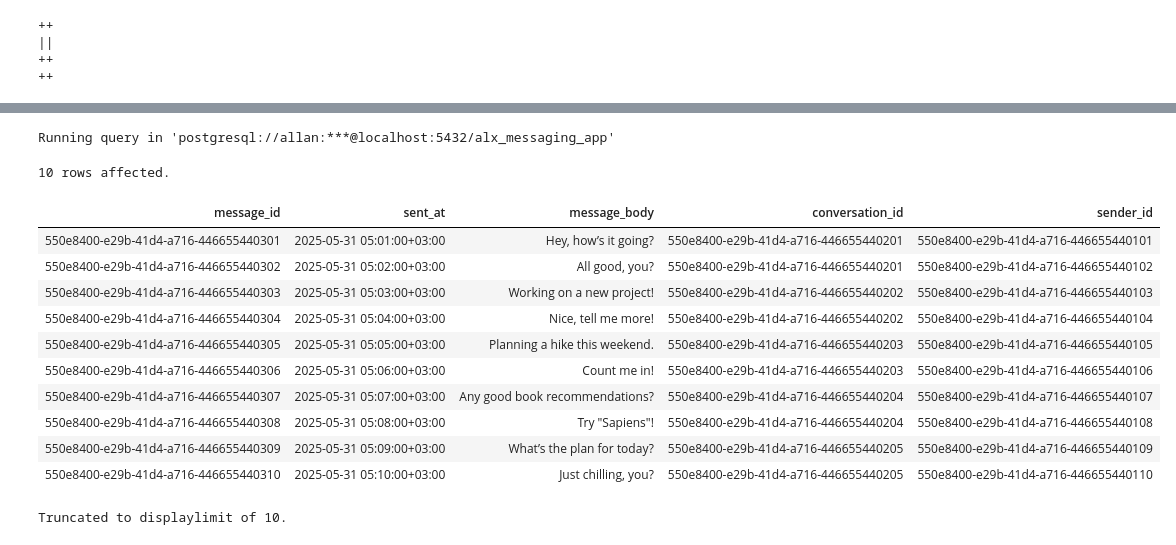
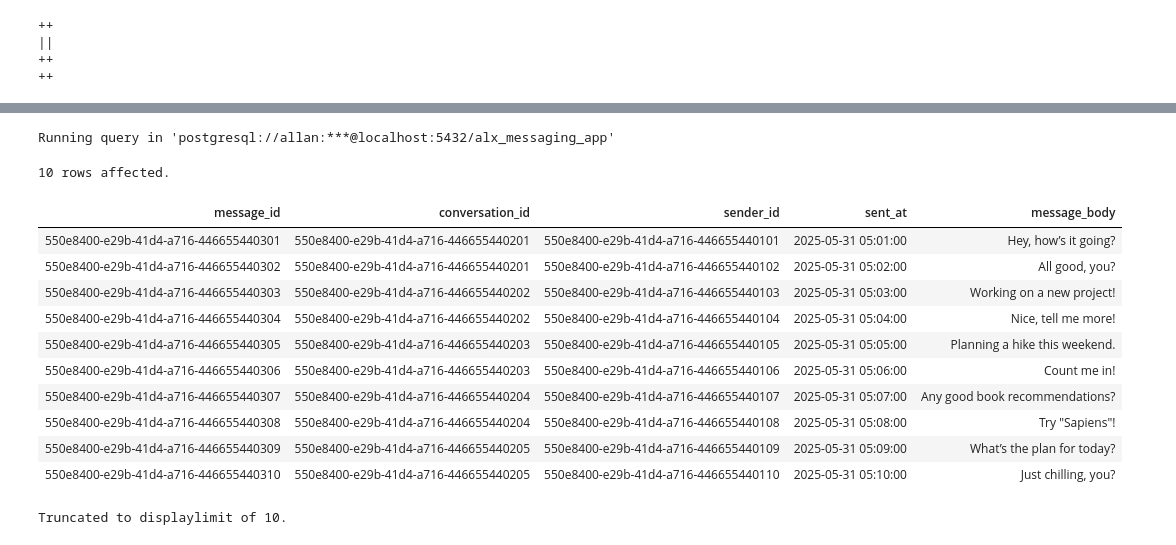
Before and after one commit to awaaat/alx-backend-python, a Jupyter notebook: messaging_app/chats/seed.ipynb, the cells around one changed output, grey strips where cells are left out. Saved outputs shown, nothing was run; the diff lists cells and outputs as text; code cells hidden in the pictures.

```diff
--- a/messaging_app/chats/seed.ipynb
+++ b/messaging_app/chats/seed.ipynb
@@ -117,20 +196,20 @@ Running query in 'postgresql://allan:***@localhost:5432/alx_messaging_app'
 # %%
 %%sql
-SELECT * FROM chats_messages;
+SELECT * FROM chats_message;
 # %% [output]
 Running query in 'postgresql://allan:***@localhost:5432/alx_messaging_app'
 10 rows affected.
-| message_id | sent_at | message_body | conversation_id | sender_id |
-| 550e8400-e29b-41d4-a716-446655440301 | 2025-05-31 05:01:00+03:00 | Hey, how’s it going? | 550e8400-e29b-41d4-a716-446655440201 | 550e8400-e29b-41d4-a716-446655440101 |
-| 550e8400-e29b-41d4-a716-446655440302 | 2025-05-31 05:02:00+03:00 | All good, you? | 550e8400-e29b-41d4-a716-446655440201 | 550e8400-e29b-41d4-a716-446655440102 |
-| 550e8400-e29b-41d4-a716-446655440303 | 2025-05-31 05:03:00+03:00 | Working on a new project! | 550e8400-e29b-41d4-a716-446655440202 | 550e8400-e29b-41d4-a716-446655440103 |
-| 550e8400-e29b-41d4-a716-446655440304 | 2025-05-31 05:04:00+03:00 | Nice, tell me more! | 550e8400-e29b-41d4-a716-446655440202 | 550e8400-e29b-41d4-a716-446655440104 |
-| 550e8400-e29b-41d4-a716-446655440305 | 2025-05-31 05:05:00+03:00 | Planning a hike this weekend. | 550e8400-e29b-41d4-a716-446655440203 | 550e8400-e29b-41d4-a716-446655440105 |
-| 550e8400-e29b-41d4-a716-446655440306 | 2025-05-31 05:06:00+03:00 | Count me in! | 550e8400-e29b-41d4-a716-446655440203 | 550e8400-e29b-41d4-a716-446655440106 |
-| 550e8400-e29b-41d4-a716-446655440307 | 2025-05-31 05:07:00+03:00 | Any good book recommendations? | 550e8400-e29b-41d4-a716-446655440204 | 550e8400-e29b-41d4-a716-446655440107 |
-| 550e8400-e29b-41d4-a716-446655440308 | 2025-05-31 05:08:00+03:00 | Try "Sapiens"! | 550e8400-e29b-41d4-a716-446655440204 | 550e8400-e29b-41d4-a716-446655440108 |
-| 550e8400-e29b-41d4-a716-446655440309 | 2025-05-31 05:09:00+03:00 | What’s the plan for today? | 550e8400-e29b-41d4-a716-446655440205 | 550e8400-e29b-41d4-a716-446655440109 |
-| 550e8400-e29b-41d4-a716-446655440310 | 2025-05-31 05:10:00+03:00 | Just chilling, you? | 550e8400-e29b-41d4-a716-446655440205 | 550e8400-e29b-41d4-a716-446655440110 |
+| message_id | conversation_id | sender_id | sent_at | message_body |
+| 550e8400-e29b-41d4-a716-446655440301 | 550e8400-e29b-41d4-a716-446655440201 | 550e8400-e29b-41d4-a716-446655440101 | 2025-05-31 05:01:00 | Hey, how’s it going? |
+| 550e8400-e29b-41d4-a716-446655440302 | 550e8400-e29b-41d4-a716-446655440201 | 550e8400-e29b-41d4-a716-446655440102 | 2025-05-31 05:02:00 | All good, you? |
+| 550e8400-e29b-41d4-a716-446655440303 | 550e8400-e29b-41d4-a716-446655440202 | 550e8400-e29b-41d4-a716-446655440103 | 2025-05-31 05:03:00 | Working on a new project! |
+| 550e8400-e29b-41d4-a716-446655440304 | 550e8400-e29b-41d4-a716-446655440202 | 550e8400-e29b-41d4-a716-446655440104 | 2025-05-31 05:04:00 | Nice, tell me more! |
+| 550e8400-e29b-41d4-a716-446655440305 | 550e8400-e29b-41d4-a716-446655440203 | 550e8400-e29b-41d4-a716-446655440105 | 2025-05-31 05:05:00 | Planning a hike this weekend. |
+| 550e8400-e29b-41d4-a716-446655440306 | 550e8400-e29b-41d4-a716-446655440203 | 550e8400-e29b-41d4-a716-446655440106 | 2025-05-31 05:06:00 | Count me in! |
+| 550e8400-e29b-41d4-a716-446655440307 | 550e8400-e29b-41d4-a716-446655440204 | 550e8400-e29b-41d4-a716-446655440107 | 2025-05-31 05:07:00 | Any good book recommendations? |
+| 550e8400-e29b-41d4-a716-446655440308 | 550e8400-e29b-41d4-a716-446655440204 | 550e8400-e29b-41d4-a716-446655440108 | 2025-05-31 05:08:00 | Try "Sapiens"! |
+| 550e8400-e29b-41d4-a716-446655440309 | 550e8400-e29b-41d4-a716-446655440205 | 550e8400-e29b-41d4-a716-446655440109 | 2025-05-31 05:09:00 | What’s the plan for today? |
+| 550e8400-e29b-41d4-a716-446655440310 | 550e8400-e29b-41d4-a716-446655440205 | 550e8400-e29b-41d4-a716-446655440110 | 2025-05-31 05:10:00 | Just chilling, you? |
 Truncated to displaylimit of 10.
 # %%
 %%sql
```
Also changed, not shown: parts of 5 cells of this notebook, 6 other files.
